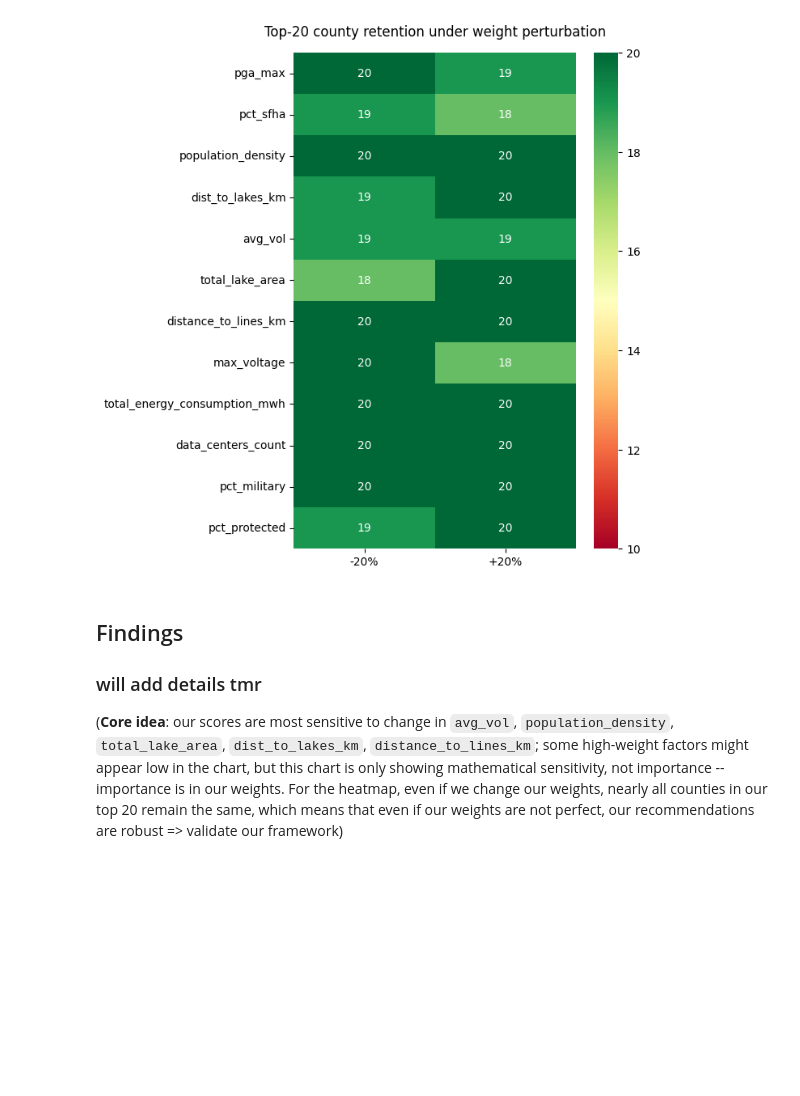
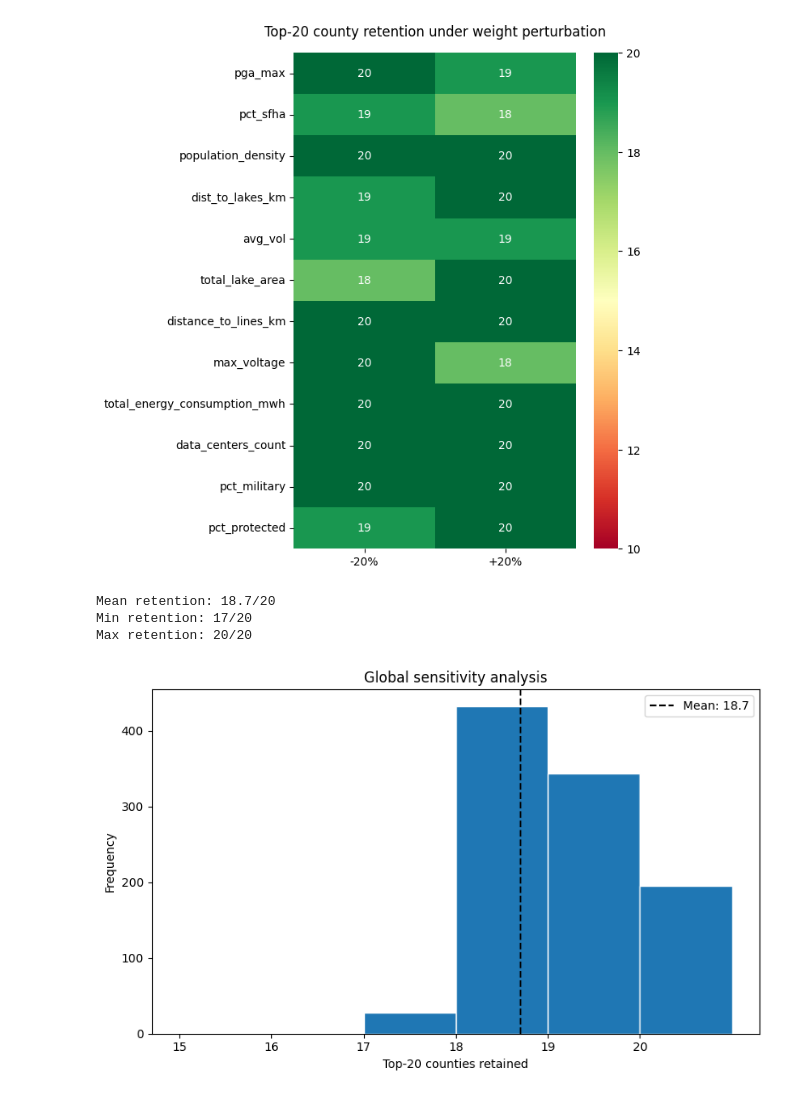
Before and after one commit to quentinconklejr/team-nuclear-family, a Jupyter notebook: notebooks/scoring.ipynb, the cells around one changed output. Cells and saved outputs as stored; diff of their text form; code cells hidden in the pictures; blank space fills up the shorter version.

Commit message:
Update findings to sensitivity analysis

```diff
--- a/notebooks/scoring.ipynb
+++ b/notebooks/scoring.ipynb
@@ -331,9 +331,45 @@ plt.tight_layout()
 plt.savefig("../results/top_20_by_weights_changes.png", bbox_inches = "tight")
 # %% [output]
 [figure]
-# %% [markdown]
-## Findings
-
-### will add details tmr
-
-(**Core idea**: our scores are most sensitive to change in `avg_vol`, `population_density`, `total_lake_area`, `dist_to_lakes_km`, `distance_to_lines_km`; some high-weight factors might appear low in the chart, but this chart is only showing mathematical sensitivity, not importance -- importance is in our weights. For the heatmap, even if we change our weights, nearly all counties in our top 20 remain the same, which means that even if our weights are not perfect, our recommendations are robust => validate our framework)
+# %%
+iterations = 1000
+retention_counts = []
+
+for i in range(iterations):
+    change = np.random.uniform(0.8, 1.2, len(features))
+    new_weights_all = {f: criteria_weights[f] * n for f, n in zip(features, change)}
+    total_all = sum(new_weights_all.values())
+    new_weights_all = {k: w/total for k, w in new_weights_all.items()}
+    new_scores_all = sum(df_scaled[f] * w for f, w in new_weights_all.items())
+    new_top20_all = set(new_scores_all.nlargest(20).index)
+    retention_counts.append(len(new_top20_all & base_top20))
+
+print(f"Mean retention: {np.mean(retention_counts):.1f}/20")
+print(f"Min retention: {np.min(retention_counts)}/20")
+print(f"Max retention: {np.max(retention_counts)}/20")
+# %% [output]
+Mean retention: 18.7/20
+Min retention: 17/20
+Max retention: 20/20
+# %%
+plt.figure(figsize = (8, 5))
+plt.hist(
+    retention_counts,
+    bins = range(15, 22),
+    edgecolor="white"
+)
+plt.axvline(
+    np.mean(retention_counts),
+    color = "black",
+    linestyle = "--",
+    label = f"Mean: {np.mean(retention_counts):.1f}"
+)
+plt.xlabel("Top-20 counties retained")
+plt.ylabel("Frequency")
+plt.title("Global sensitivity analysis")
+plt.xticks(range(15, 21))
+plt.legend()
+plt.tight_layout()
+plt.show()
+# %% [output]
+[figure, added]
```
Also changed, not shown: parts of 1 cell of this notebook.
